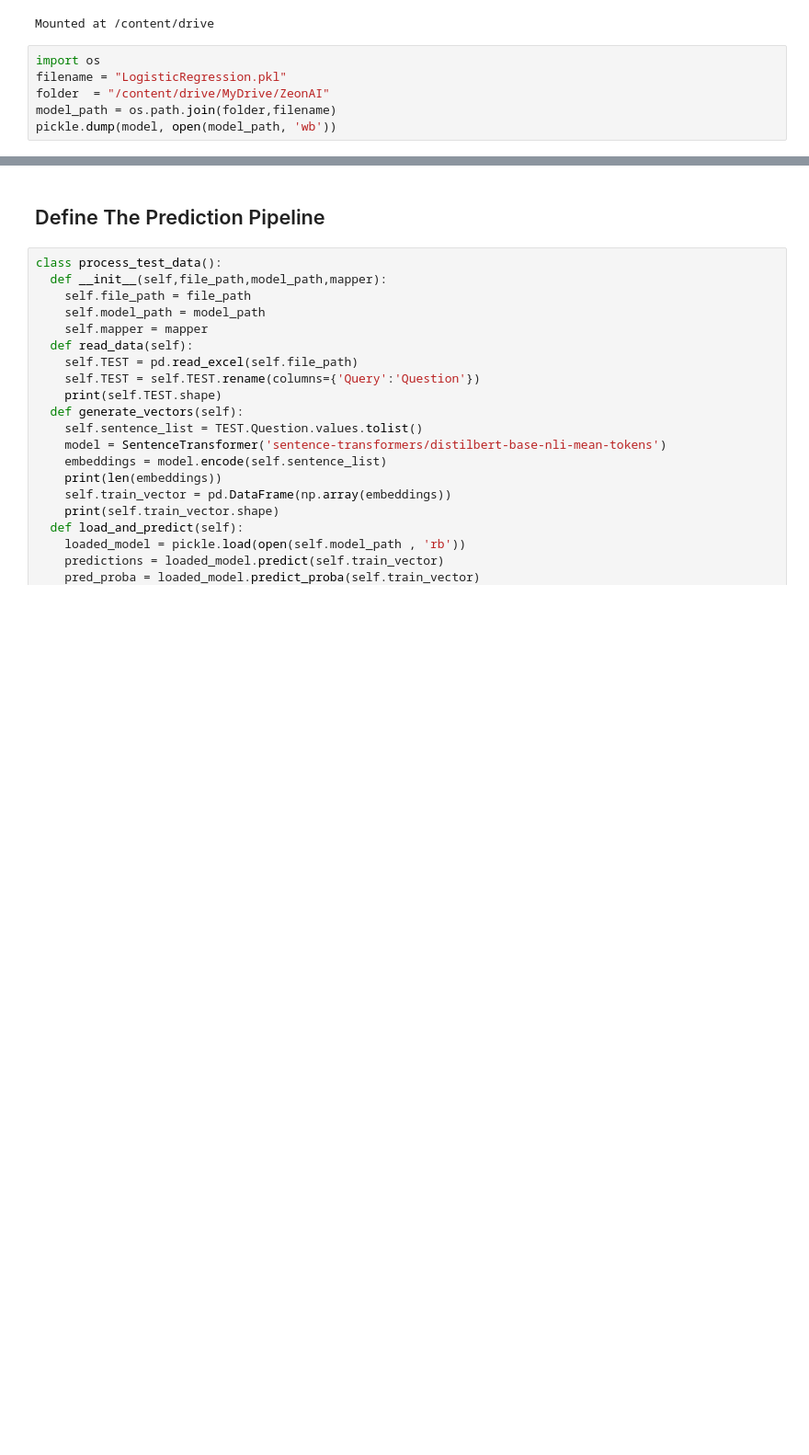
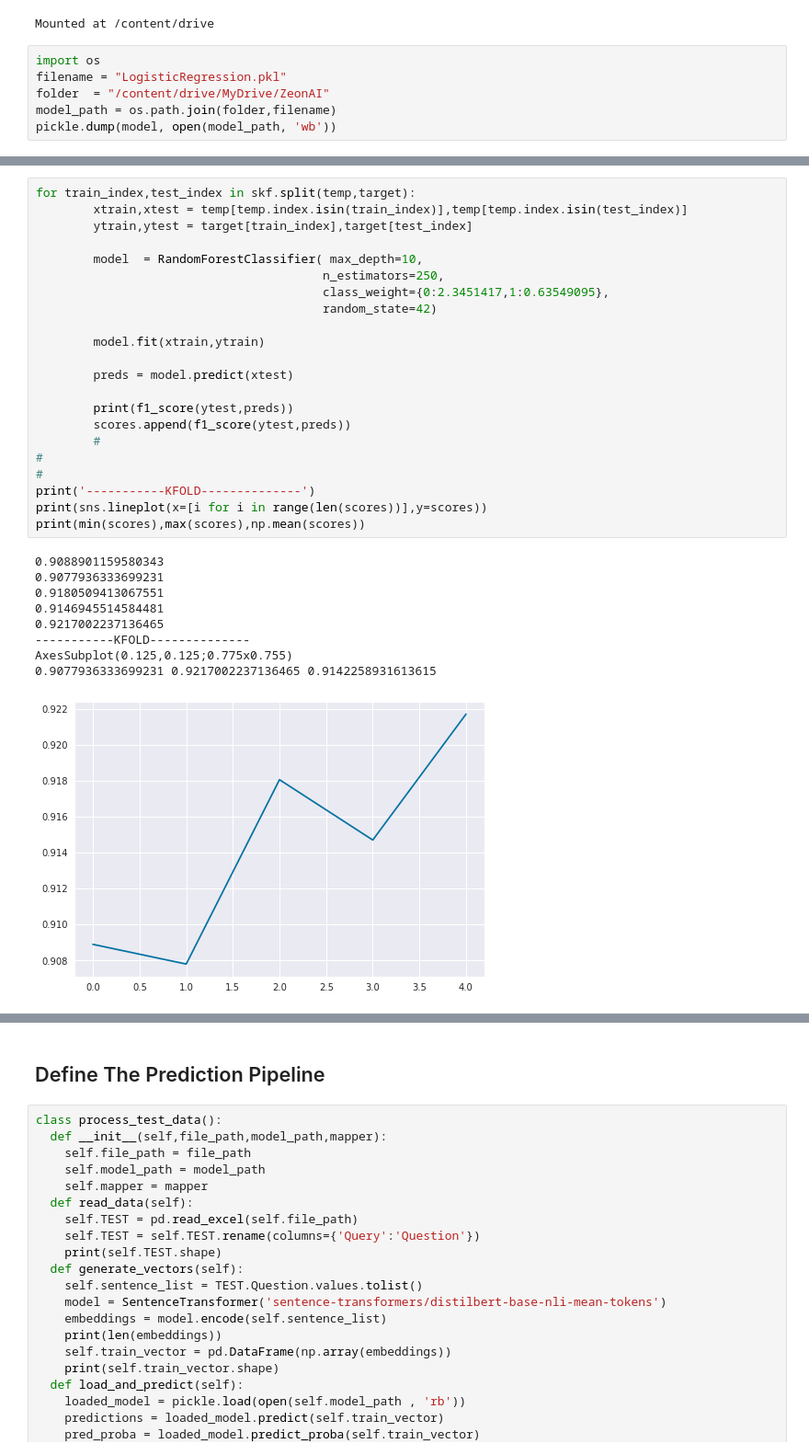
Before and after one commit to Plabanzeoanai/NLP, a Jupyter notebook: Huggingface_Sentence_transformer__classify_questions.ipynb, the cells around one changed output, grey strips where cells are left out. Shown at 92% size. Drawn from its saved outputs; the diff is of its cells as text; blank space fills up the shorter version.

```diff
--- a/Huggingface_Sentence_transformer__classify_questions.ipynb
+++ b/Huggingface_Sentence_transformer__classify_questions.ipynb
@@ -505,0 +553,32 @@ pickle.dump(model, open(model_path, 'wb'))
+# %%
+for train_index,test_index in skf.split(temp,target):
+        xtrain,xtest = temp[temp.index.isin(train_index)],temp[temp.index.isin(test_index)]
+        ytrain,ytest = target[train_index],target[test_index]
+
+        model  = RandomForestClassifier( max_depth=10,
+                                        n_estimators=250,
+                                        class_weight={0:2.3451417,1:0.63549095},
+                                        random_state=42)
+
+        model.fit(xtrain,ytrain)
+
+        preds = model.predict(xtest)
+
+        print(f1_score(ytest,preds))
+        scores.append(f1_score(ytest,preds))
+        #
+#
+#
+print('-----------KFOLD--------------')
+print(sns.lineplot(x=[i for i in range(len(scores))],y=scores))
+print(min(scores),max(scores),np.mean(scores))
+# %% [output]
+0.9088901159580343
+0.9077936333699231
+0.9180509413067551
+0.9146945514584481
+0.9217002237136465
+-----------KFOLD--------------
+AxesSubplot(0.125,0.125;0.775x0.755)
+0.9077936333699231 0.9217002237136465 0.9142258931613615
+[figure, added]
```
Also changed, not shown: parts of 12 cells of this notebook.
